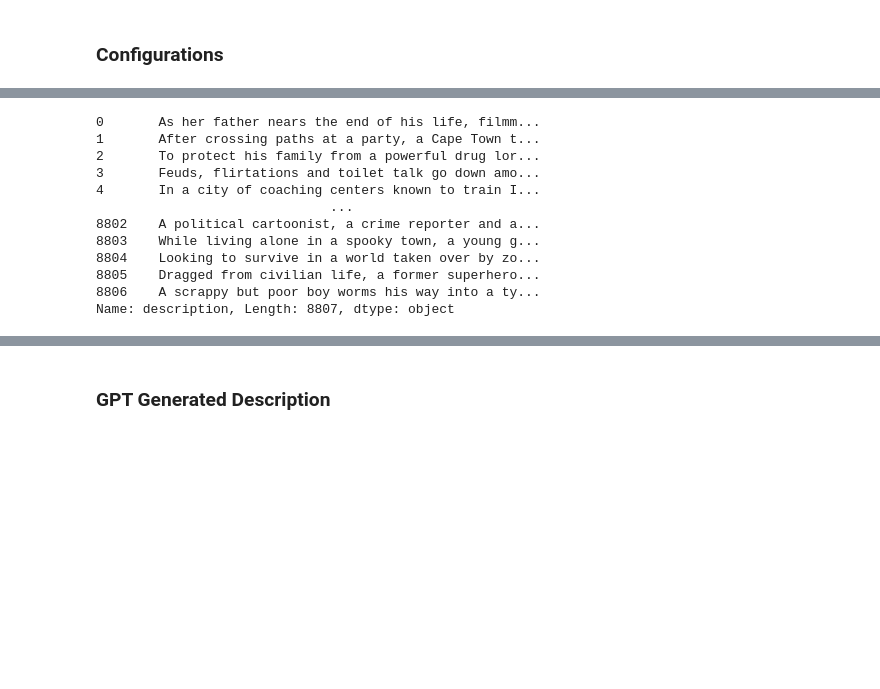
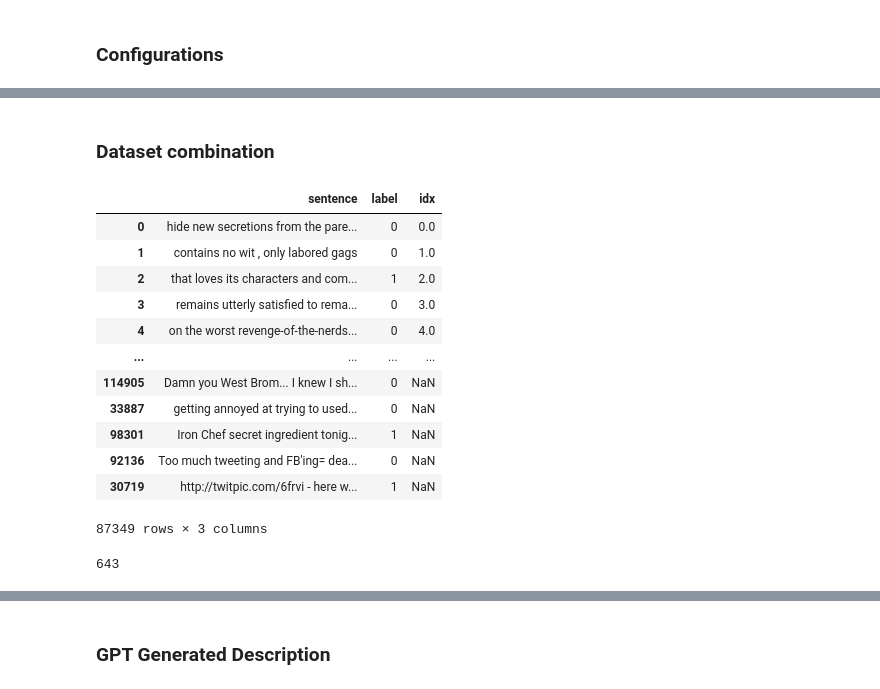
Before and after one commit to tahaShm/knowledge-distillation, a Jupyter notebook: transferset_generation.ipynb, the cells around one changed output, grey strips where cells are left out. Cells and saved outputs as stored; diff of their text form; code cells hidden in the pictures; blank space fills up the shorter version.

```diff
--- a/transferset_generation.ipynb
+++ b/transferset_generation.ipynb
@@ -82,0 +111,4 @@ descriptions = pd.read_csv(DATA_PATH)[DATA_HEADER]
+# %%
+twitter_train_dataset = load_dataset('carblacac/twitter-sentiment-analysis', split='train')
+twitter_val_dataset = load_dataset('carblacac/twitter-sentiment-analysis', split='validation')
+twitter_test_dataset = load_dataset('carblacac/twitter-sentiment-analysis', split='test')
@@ -82,0 +149,2 @@ descriptions = pd.read_csv(DATA_PATH)[DATA_HEADER]
+# %% [markdown]
+### Dataset combination
@@ -83,20 +155,27 @@ descriptions = pd.read_csv(DATA_PATH)[DATA_HEADER]
+# %%
+train
+# %% [output]
+|  | sentence | label | idx |
+| 0 | hide new secretions from the pare... | 0 | 0.0 |
+| 1 | contains no wit , only labored gags | 0 | 1.0 |
+| 2 | that loves its characters and com... | 1 | 2.0 |
+| 3 | remains utterly satisfied to rema... | 0 | 3.0 |
+| 4 | on the worst revenge-of-the-nerds... | 0 | 4.0 |
+| ... | ... | ... | ... |
+| 114905 | Damn you West Brom... I knew I sh... | 0 | NaN |
+| 33887 | getting annoyed at trying to used... | 0 | NaN |
+| 98301 | Iron Chef secret ingredient tonig... | 1 | NaN |
+| 92136 | Too much tweeting and FB'ing= dea... | 0 | NaN |
+| 30719 | http://twitpic.com/6frvi - here w... | 1 | NaN |
+87349 rows × 3 columns
 # %%
-descriptions
+descriptions = train['sentence']
-# %% [output]
-0       As her father nears the end of his life, filmm...
-1       After crossing paths at a party, a Cape Town t...
-2       To protect his family from a powerful drug lor...
-3       Feuds, flirtations and toilet talk go down amo...
-4       In a city of coaching centers known to train I...
-                              ...
-8802    A political cartoonist, a crime reporter and a...
-8803    While living alone in a spooky town, a young g...
-8804    Looking to survive in a world taken over by zo...
-8805    Dragged from civilian life, a former superhero...
-8806    A scrappy but poor boy worms his way into a ty...
-Name: description, Length: 8807, dtype: object
 # %%
 max_length = max([len(tokenizer.encode(description)) for description in descriptions])
+# %%
+max_length
+# %% [output]
+643
 # %%
 class TrainDataset(Dataset):
     def __init__(self, txt_list, tokenizer, max_length):
```
Also changed, not shown: parts of 37 cells of this notebook.
